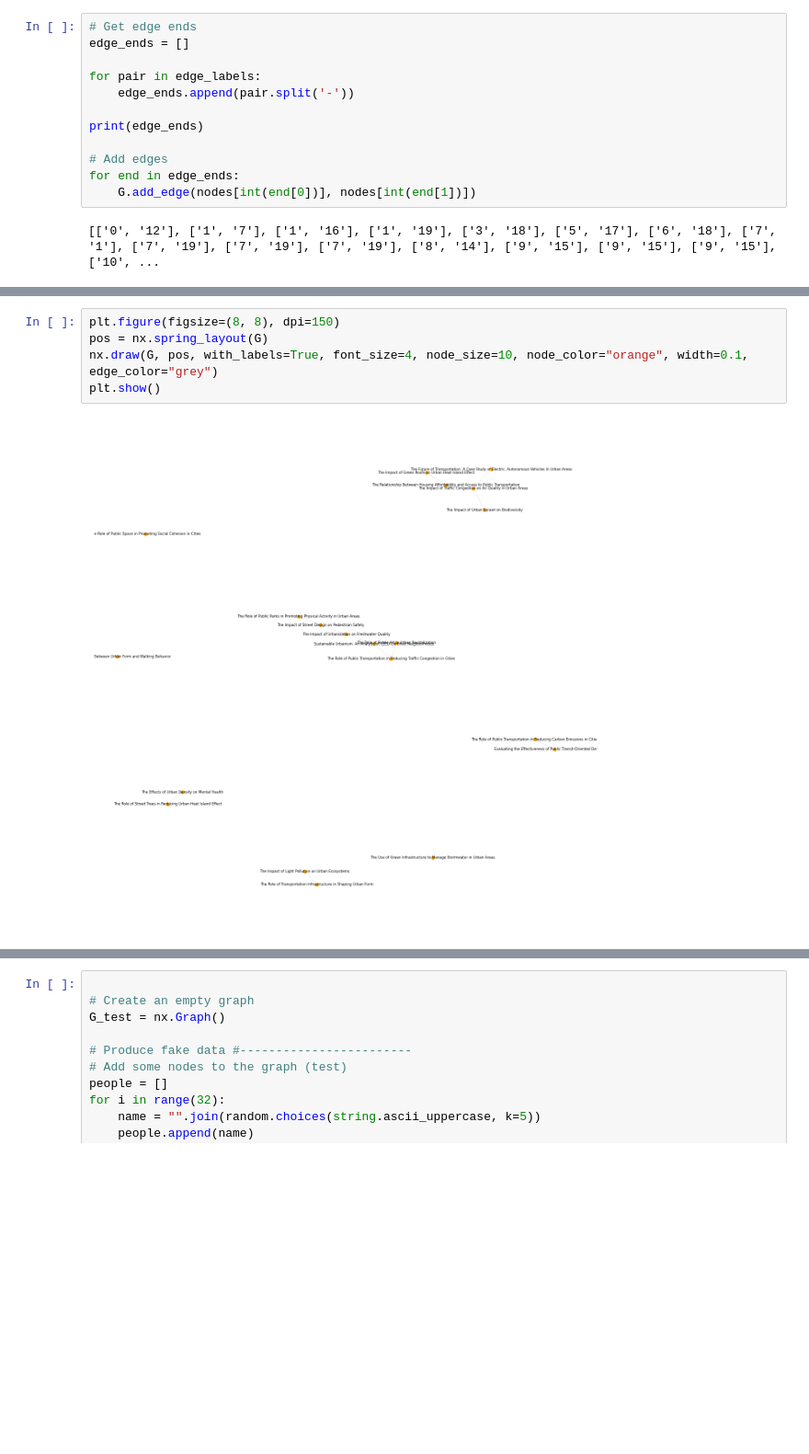
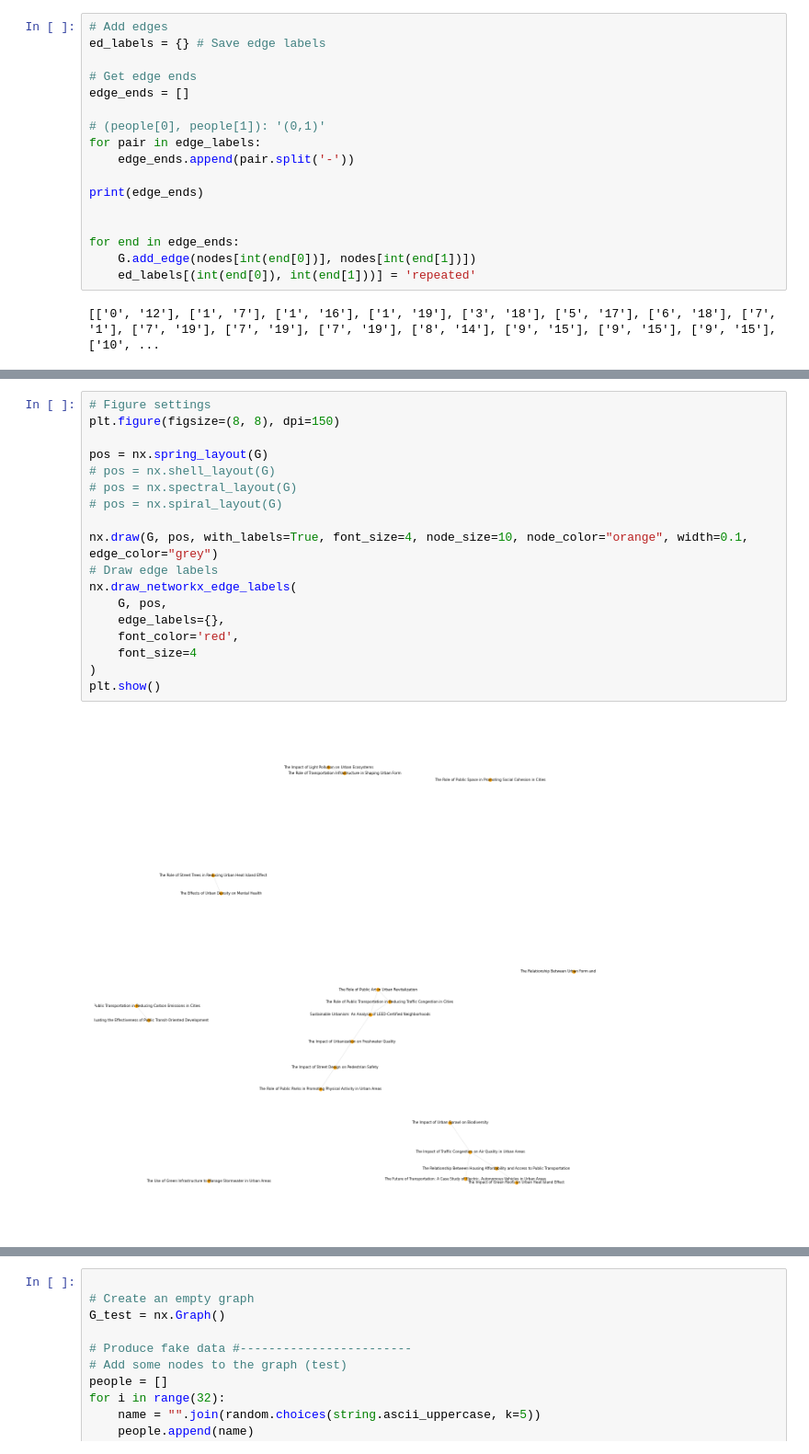
Before and after one commit to WilliamShengYangHuang/AA_Knowledge_Graph_Research, a Jupyter notebook: AA_KG_test_01.ipynb, the cells around one changed output, grey strips where cells are left out. Shown: that part at 92% size. Cells and saved outputs as stored; diff of their text form; blank space fills up the shorter version.

```diff
--- a/AA_KG_test_01.ipynb
+++ b/AA_KG_test_01.ipynb
@@ -103,16 +103,21 @@ G = nx.Graph()
 for node in nodes:
     G.add_node(node)
 # %%
+# Add edges
+ed_labels = {} # Save edge labels
+
 # Get edge ends
 edge_ends = []
 
+# (people[0], people[1]): '(0,1)'
 for pair in edge_labels:
     edge_ends.append(pair.split('-'))
 
 print(edge_ends)
 
-# Add edges
+
 for end in edge_ends:
     G.add_edge(nodes[int(end[0])], nodes[int(end[1])])
+    ed_labels[(int(end[0]), int(end[1]))] = 'repeated'
 # %% [output]
 [['0', '12'], ['1', '7'], ['1', '16'], ['1', '19'], ['3', '18'], ['5', '17'], ['6', '18'], ['7', '1'], ['7', '19'], ['7', '19'], ['7', '19'], ['8', '14'], ['9', '15'], ['9', '15'], ['9', '15'], ['10', ...
@@ -119,8 +130,21 @@ for end in edge_ends:
 # %%
+# Figure settings
 plt.figure(figsize=(8, 8), dpi=150)
+
 pos = nx.spring_layout(G)
+# pos = nx.shell_layout(G)
+# pos = nx.spectral_layout(G)
+# pos = nx.spiral_layout(G)
+
 nx.draw(G, pos, with_labels=True, font_size=4, node_size=10, node_color="orange", width=0.1, edge_color="grey")
+# Draw edge labels
+nx.draw_networkx_edge_labels(
+    G, pos,
+    edge_labels={},
+    font_color='red',
+    font_size=4
+)
 plt.show()
 # %% [output]
-[figure, old version]
+[figure, new version]
 # %% [markdown]
```
Also changed, not shown: parts of 4 cells of this notebook.
